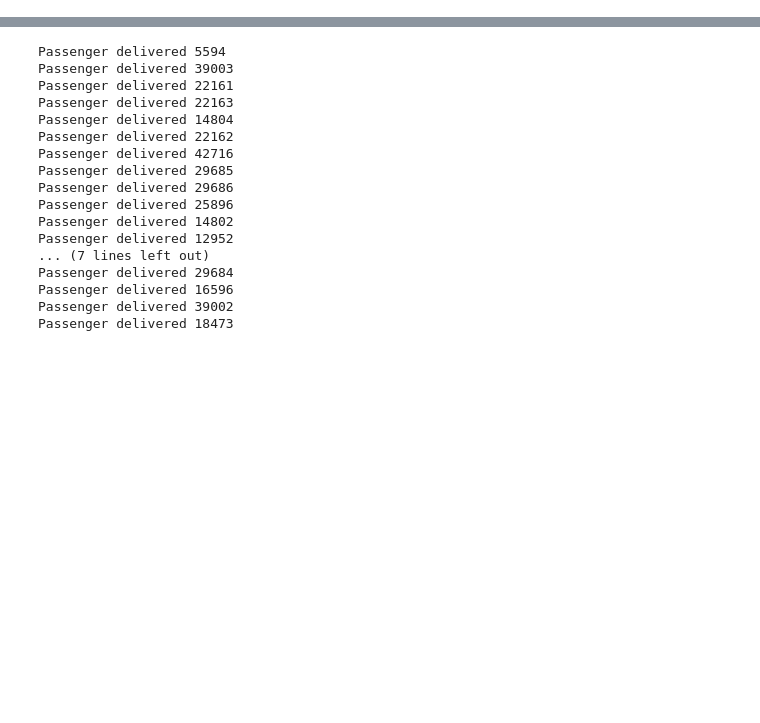
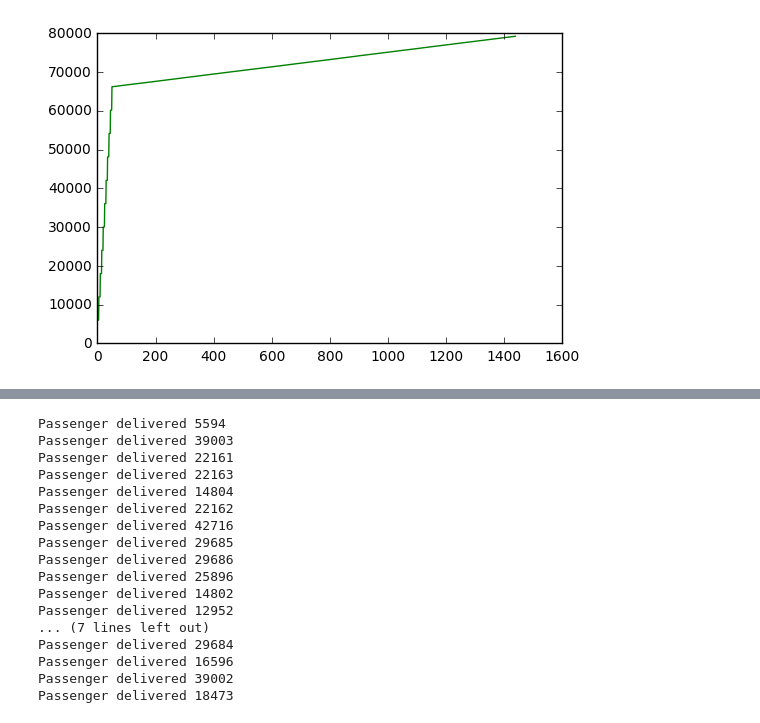
Before and after one commit to danakianfar/multi_agent_systems, a Jupyter notebook: Project/Python/TransportSystem.ipynb, the cells around one changed output, grey strips where cells are left out. Saved outputs shown, nothing was run; the diff lists cells and outputs as text; code cells hidden in the pictures; blank space fills up the shorter version.

```diff
--- a/Project/Python/TransportSystem.ipynb
+++ b/Project/Python/TransportSystem.ipynb
@@ -43,2 +56,5 @@ print(results)
 # %%
-plt.plot(results['Execution Cost Logger'], 'r-')
+plt.plot(results['Execution Cost Logger'], 'g-')
+plt.show()
+# %% [output]
+[figure, added]
```
Also changed, not shown: parts of 6 cells of this notebook, 5 other files.
